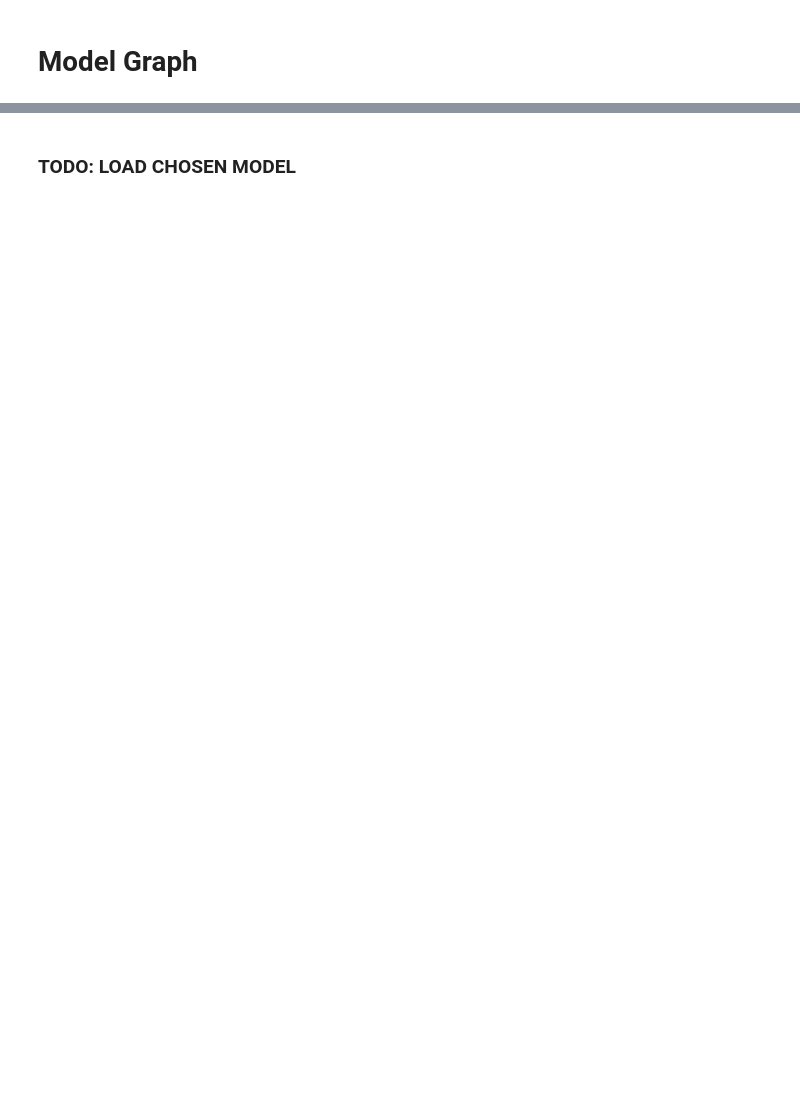
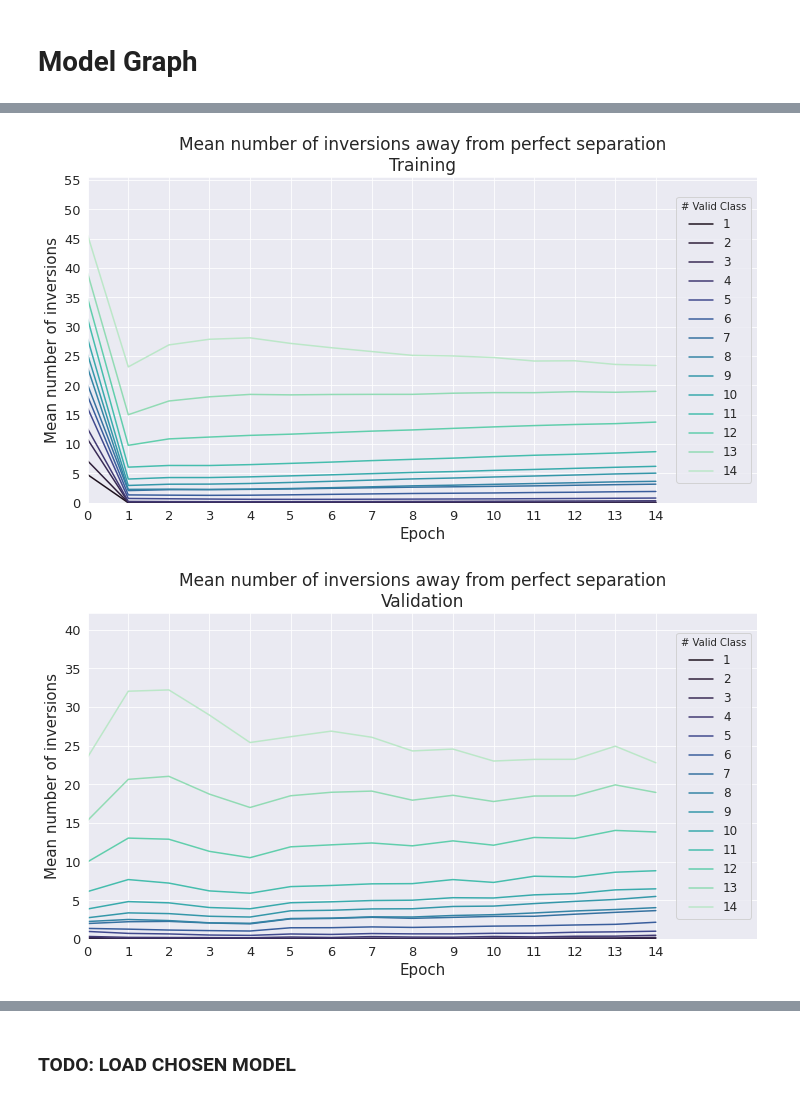
Before and after one commit to TrongTheAlpaca/mahjong_project, a Jupyter notebook: figure_creator.ipynb, the cells around one changed output, grey strips where cells are left out. Saved outputs shown, nothing was run; the diff lists cells and outputs as text; code cells hidden in the pictures; blank space fills up the shorter version.

```diff
--- a/figure_creator.ipynb
+++ b/figure_creator.ipynb
@@ -182,0 +373,17 @@ plt.show()
+# %%
+model_name = 'MHA-34'  # SWITCH MODEL HERE
+
+best_epoch = new[new.model == model_name]['epoch'].values[0]
+
+inversion_count_df = pd.read_csv(model_paths[model_name] / 'inversions_counts.csv')  # Needed for next step
+inversion_count_df = inversion_count_df.iloc[1:].reset_index(drop=True)
+
+inversion_stats_df = pd.read_csv(model_paths[model_name] / 'inversions.csv')
+inversion_stats_df = inversion_stats_df.fillna(-1)  # Replaces NAN with -1
+inversion_stats_df = inversion_stats_df.astype({
+    'median': 'Int64',
+    'n_valid': int,
+})
+
+display(inversion_count_df)
+display(inversion_stats_df)
@@ -182,0 +563,58 @@ plt.show()
+# %%
+def create_inversion_lineplot(df, mode: int):
+
+    title_fontsize = 17
+    ticks_fontsize = 13
+    label_fontsize = 15
+    legend_fontsize = 12
+    figsize = (12, 6)
+
+    sorted_df = df[(df['mode'] == mode)]
+#     sorted_df = sorted_df[(df['epoch'] <= best_epoch)]
+
+    sns.set_style("darkgrid")
+
+    plt.figure(figsize=figsize)
+
+    ax = sns.lineplot(data=sorted_df,
+                 x='epoch',
+                 y='mean',
+                 hue='n_valid',
+#                  style='n_valid',
+    #              markers=True,
+                 palette=sns.color_palette("mako", n_colors=14)
+,
+                )
+
+#     ax.set(
+# #         title=f"Average number of inversions away perfect separation per valid class quantity category\n{'Training' if mode == 0 else 'Validation'}",
+# #         xlim=(0, sorted_df['epoch'].max() + 2),
+# #         ylim=(0, sorted_df['mean'].max() + 10),
+#     )
+
+    #  per valid class quantity category
+    plt.title(f"Mean number of inversions away from perfect separation\n{'Training' if mode == 0 else 'Validation'}",
+              fontsize=title_fontsize)
+
+    plt.ylabel('Mean number of inversions', fontsize=label_fontsize)
+    plt.xlabel('Epoch', fontsize=label_fontsize)
+
+    plt.xticks(np.arange(0, sorted_df['epoch'].max() + 1, 1),  fontsize=ticks_fontsize)
+    plt.yticks(np.arange(0, sorted_df['mean'].max() + 10, 5), fontsize=ticks_fontsize)
+    plt.xlim(0, sorted_df['epoch'].max() + 2.5)
+    plt.ylim(0, sorted_df['mean'].max() + 10)
+
+    plt.legend(title='# Valid Class',
+               loc='center right',
+               fontsize=legend_fontsize)
+
+
+    plt.savefig(Path('figures') / f"{model_name}_inversion_{'training' if mode == 0 else 'validation'}.png", bbox_inches='tight')
+
+    plt.show()
+
+create_inversion_lineplot(inversion_stats_df, 0)
+create_inversion_lineplot(inversion_stats_df, 1)
+# %% [output]
+[figure, added]
+[figure, added]
```
Also changed, not shown: parts of 30 cells of this notebook, 5 other files.
